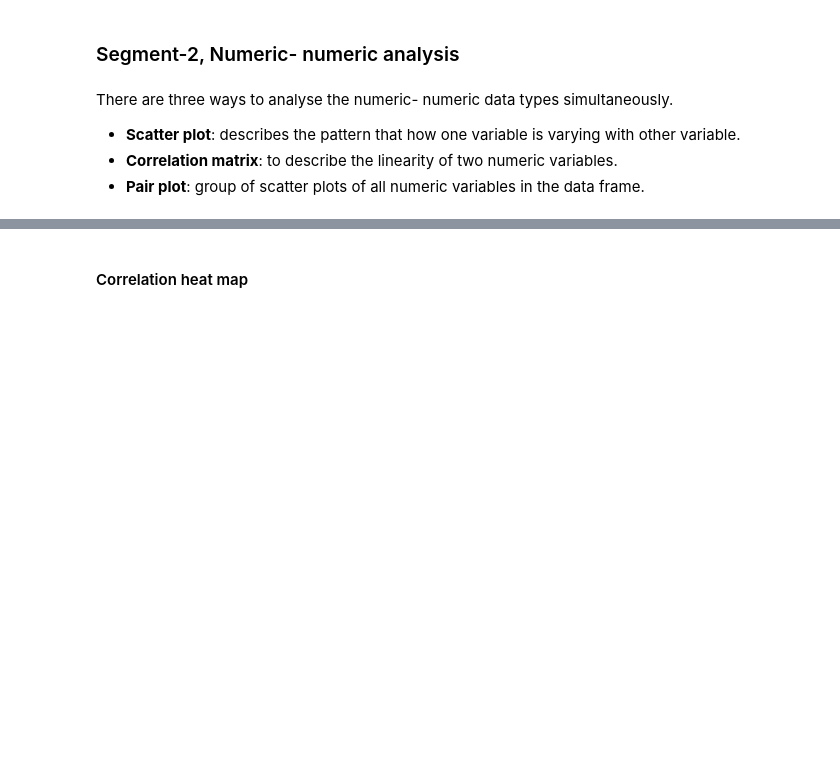
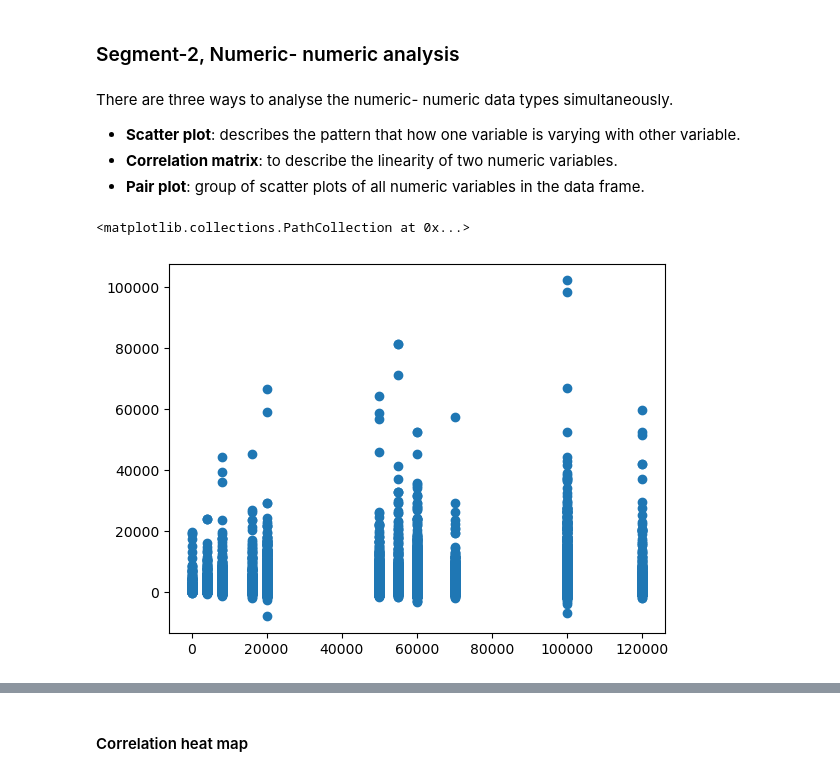
Before and after one commit to PrakNew/UpGrad, a Jupyter notebook: Exploratory Data Analysis/Data Cleaning/Bank+Dataset/Bank Dataset/Bank+Marketing+Campaign_EDA-blank+notebook.ipynb, the cells around one changed output, grey strips where cells are left out. Cells and saved outputs as stored; diff of their text form; code cells hidden in the pictures; blank space fills up the shorter version.

```diff
--- a/Exploratory Data Analysis/Data Cleaning/Bank+Dataset/Bank Dataset/Bank+Marketing+Campaign_EDA-blank+notebook.ipynb
+++ b/Exploratory Data Analysis/Data Cleaning/Bank+Dataset/Bank Dataset/Bank+Marketing+Campaign_EDA-blank+notebook.ipynb
@@ -643,5 +643,9 @@ There are three ways to analyse the numeric- numeric data types simultaneously.
 - **Pair plot**: group of scatter plots of all numeric variables in the data frame.
 # %%
 #plot the scatter plot of balance and salary variable in inp1
+plt.scatter(inp1.salary,inp1.balance)
+# %% [output]
+<matplotlib.collections.PathCollection at 0x...>
+[figure, added]
 # %%
 #plot the scatter plot of balance and age variable in inp1
```
Also changed, not shown: parts of 26 cells of this notebook.
